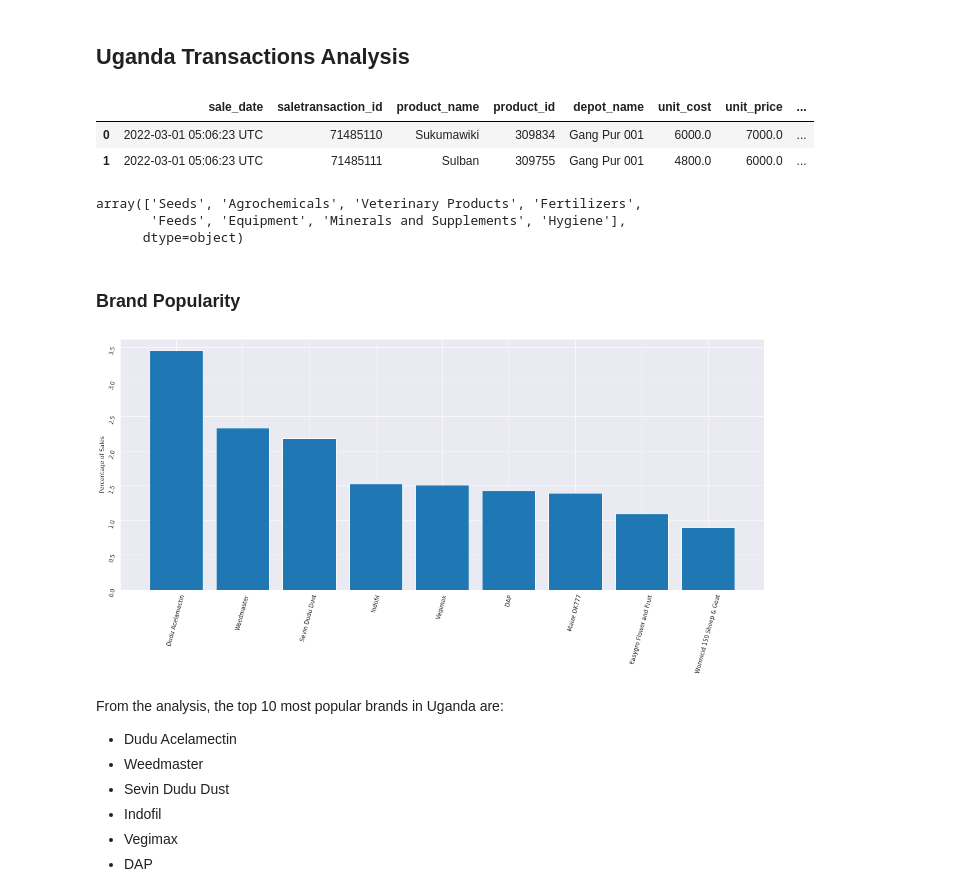
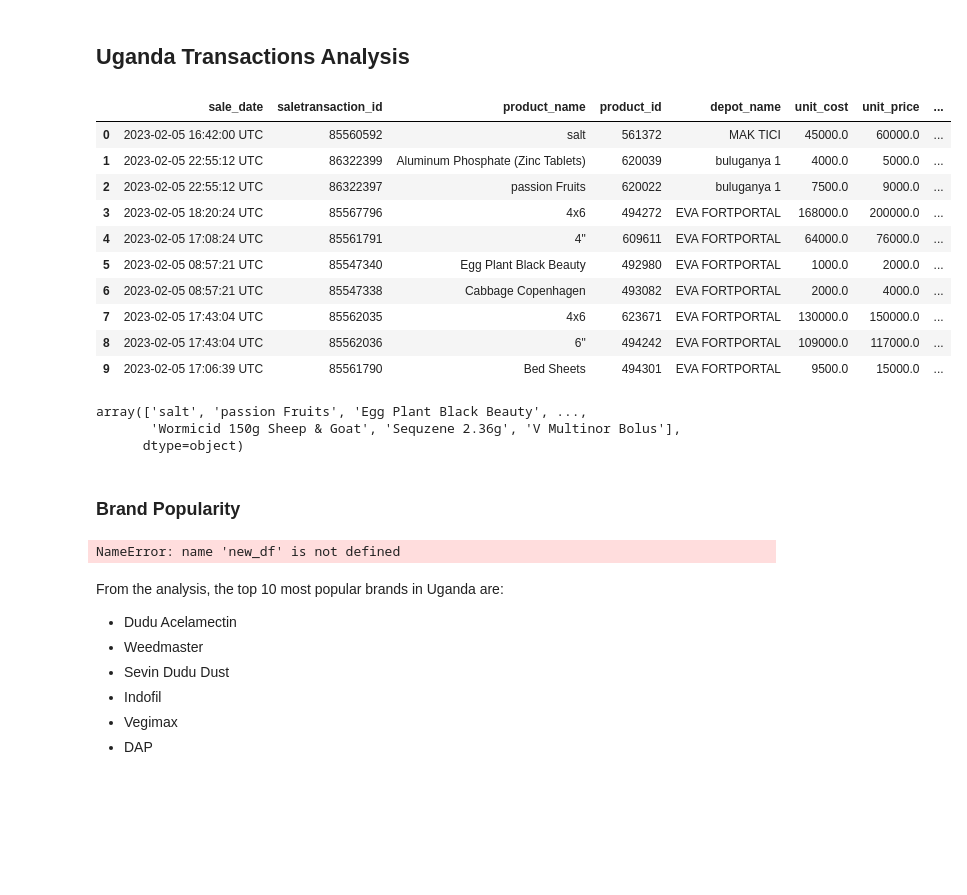
Before and after one commit to natbernard/Sale-Transactions-Analysis, a Jupyter notebook: uganda_transaction_analysis.ipynb, the cells around one changed output. Saved outputs shown, nothing was run; the diff lists cells and outputs as text; code cells hidden in the pictures; blank space fills up the shorter version.

```diff
--- a/uganda_transaction_analysis.ipynb
+++ b/uganda_transaction_analysis.ipynb
@@ -15,21 +15,29 @@ sns.set_style('darkgrid')
 palette = sns.color_palette("mako")
 # %%
 # loading the data
-df = pd.read_csv('ug_stockist_sale_transactions.csv')
-df.head(2)
+df = pd.read_csv('uganda_stockist_sale_transactions.csv')
+df[:10]
 # %% [output]
 |  | sale_date | saletransaction_id | product_name | product_id | depot_name | unit_cost | unit_price | ... |
-| 0 | 2022-03-01 05:06:23 UTC | 71485110 | Sukumawiki | 309834 | Gang Pur 001 | 6000.0 | 7000.0 | ... |
-| 1 | 2022-03-01 05:06:23 UTC | 71485111 | Sulban | 309755 | Gang Pur 001 | 4800.0 | 6000.0 | ... |
+| 0 | 2023-02-05 16:42:00 UTC | 85560592 | salt | 561372 | MAK TICI | 45000.0 | 60000.0 | ... |
+| 1 | 2023-02-05 22:55:12 UTC | 86322399 | Aluminum Phosphate (Zinc Tablets) | 620039 | buluganya 1 | 4000.0 | 5000.0 | ... |
+| 2 | 2023-02-05 22:55:12 UTC | 86322397 | passion Fruits | 620022 | buluganya 1 | 7500.0 | 9000.0 | ... |
+| 3 | 2023-02-05 18:20:24 UTC | 85567796 | 4x6 | 494272 | EVA FORTPORTAL | 168000.0 | 200000.0 | ... |
+| 4 | 2023-02-05 17:08:24 UTC | 85561791 | 4" | 609611 | EVA FORTPORTAL | 64000.0 | 76000.0 | ... |
+| 5 | 2023-02-05 08:57:21 UTC | 85547340 | Egg Plant Black Beauty | 492980 | EVA FORTPORTAL | 1000.0 | 2000.0 | ... |
+| 6 | 2023-02-05 08:57:21 UTC | 85547338 | Cabbage Copenhagen | 493082 | EVA FORTPORTAL | 2000.0 | 4000.0 | ... |
+| 7 | 2023-02-05 17:43:04 UTC | 85562035 | 4x6 | 623671 | EVA FORTPORTAL | 130000.0 | 150000.0 | ... |
+| 8 | 2023-02-05 17:43:04 UTC | 85562036 | 6" | 494242 | EVA FORTPORTAL | 109000.0 | 117000.0 | ... |
+| 9 | 2023-02-05 17:06:39 UTC | 85561790 | Bed Sheets | 494301 | EVA FORTPORTAL | 9500.0 | 15000.0 | ... |
 # %%
 # filtering categories
 categories = ['Agrochemicals', 'Equipment', 'Feeds', 'Fertilizers', 'Hygiene', 'Minerals and Supplements', 'Seeds', 'Services', 'Veterinary Products']
 df = df[df['category_name'].isin(categories)]
 df.reset_index(drop = True)
-df['category_name'].unique()
+df['product_name'].unique()
 # %% [output]
-array(['Seeds', 'Agrochemicals', 'Veterinary Products', 'Fertilizers',
-       'Feeds', 'Equipment', 'Minerals and Supplements', 'Hygiene'],
+array(['salt', 'passion Fruits', 'Egg Plant Black Beauty', ...,
+       'Wormicid 150g Sheep & Goat', 'Sequzene 2.36g', 'V Multinor Bolus'],
       dtype=object)
 # %% [markdown]
 ### **Brand Popularity**
@@ -36,20 +61,34 @@ array(['Seeds', 'Agrochemicals', 'Veterinary Products', 'Fertilizers',
 # %%
-# brand popularity
-counts = df['product_name'].value_counts()
-percentages = (counts/counts.sum()) *100
-prod_pop_df = pd.DataFrame({
-              'Counts': counts,
-              'Percentages': percentages})
-top_10_prod = prod_pop_df.sort_values(by='Percentages', ascending=False)[:10]
-top_10_prod.drop('DK 777', inplace=True)
+# # brand popularity
+# counts = df['product_name'].value_counts()
+# percentages = (counts/counts.sum()) *100
+# prod_pop_df = pd.DataFrame({
+#               'Counts': counts,
+#               'Percentages': percentages})
+# top_10_prod = prod_pop_df.sort_values(by='Percentages', ascending=False)[:10]
+# top_10_prod.drop('DK 777', inplace=True)
 
-_=plt.bar(top_10_prod.index, top_10_prod['Percentages'])
-# _=plt.title('Brand popularity', fontweight='bold', fontsize=16, color='black', fontfamily='serif')
-_=plt.ylabel('Percentage of Sales')
-_=plt.tick_params(rotation = 75)
-_=plt.gcf().set_size_inches(20,8)
+# _=plt.bar(top_10_prod.index, top_10_prod['Percentages'])
+# # _=plt.title('Brand popularity', fontweight='bold', fontsize=16, color='black', fontfamily='serif')
+# _=plt.ylabel('Percentage of Sales')
+# _=plt.tick_params(rotation = 75)
+# _=plt.gcf().set_size_inches(20,8)
+
+new_df
+
+# group by district and product, and sum the quantity sold
+grouped = df.groupby(['district', 'product']).agg({'quantity': 'sum'})
+
+# group by district, and get the index of the row with the highest quantity
+idx = grouped.groupby('district')['quantity'].idxmax()
+
+# select the rows with the highest quantity for each district
+result = grouped.loc[idx, :].reset_index()
+
+# keep only the 'district', 'product', and 'quantity' columns
+result = result[['district', 'product', 'quantity']]
 # %% [output]
-[figure, removed]
+NameError: name 'new_df' is not defined
 # %% [markdown]
 From the analysis, the top 10 most popular brands in Uganda are:
 - Dudu Acelamectin
```
Also changed, not shown: parts of 1 cell of this notebook.
